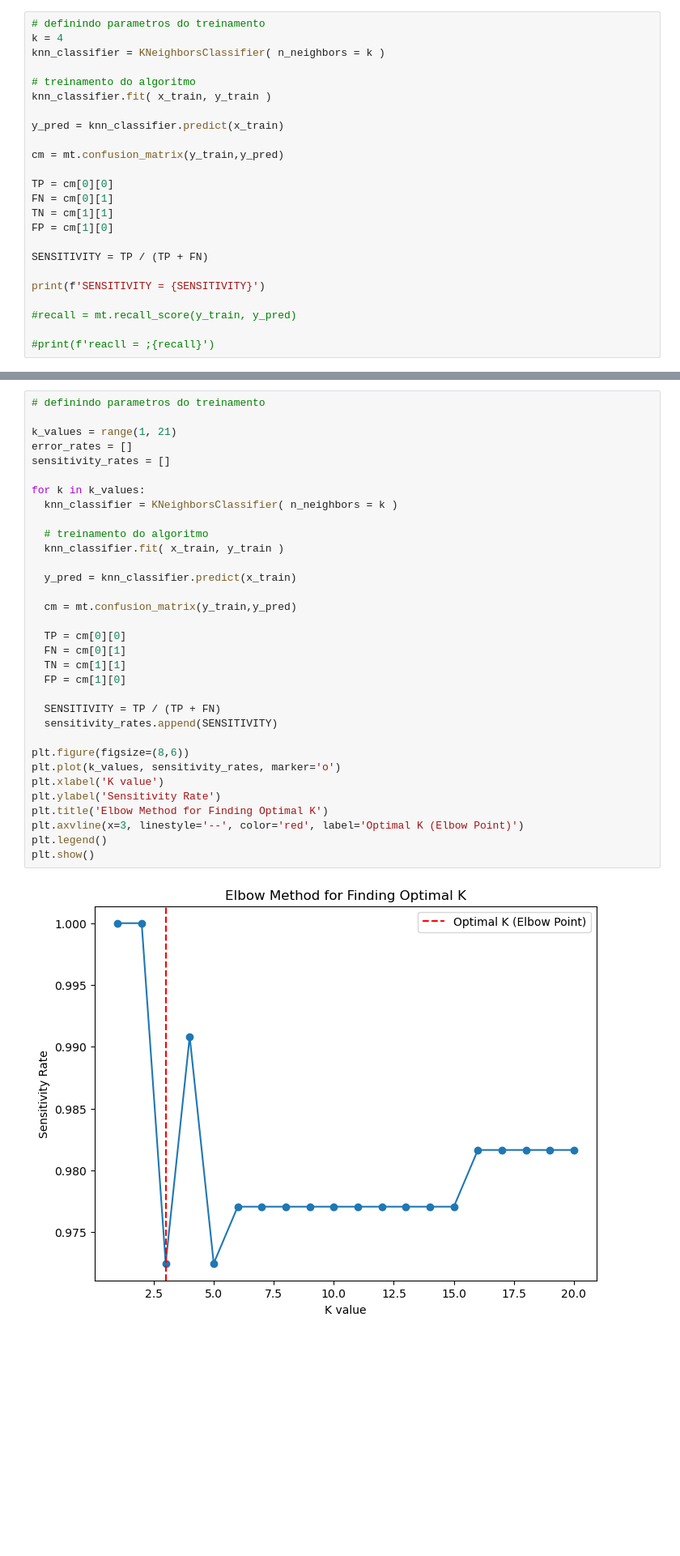
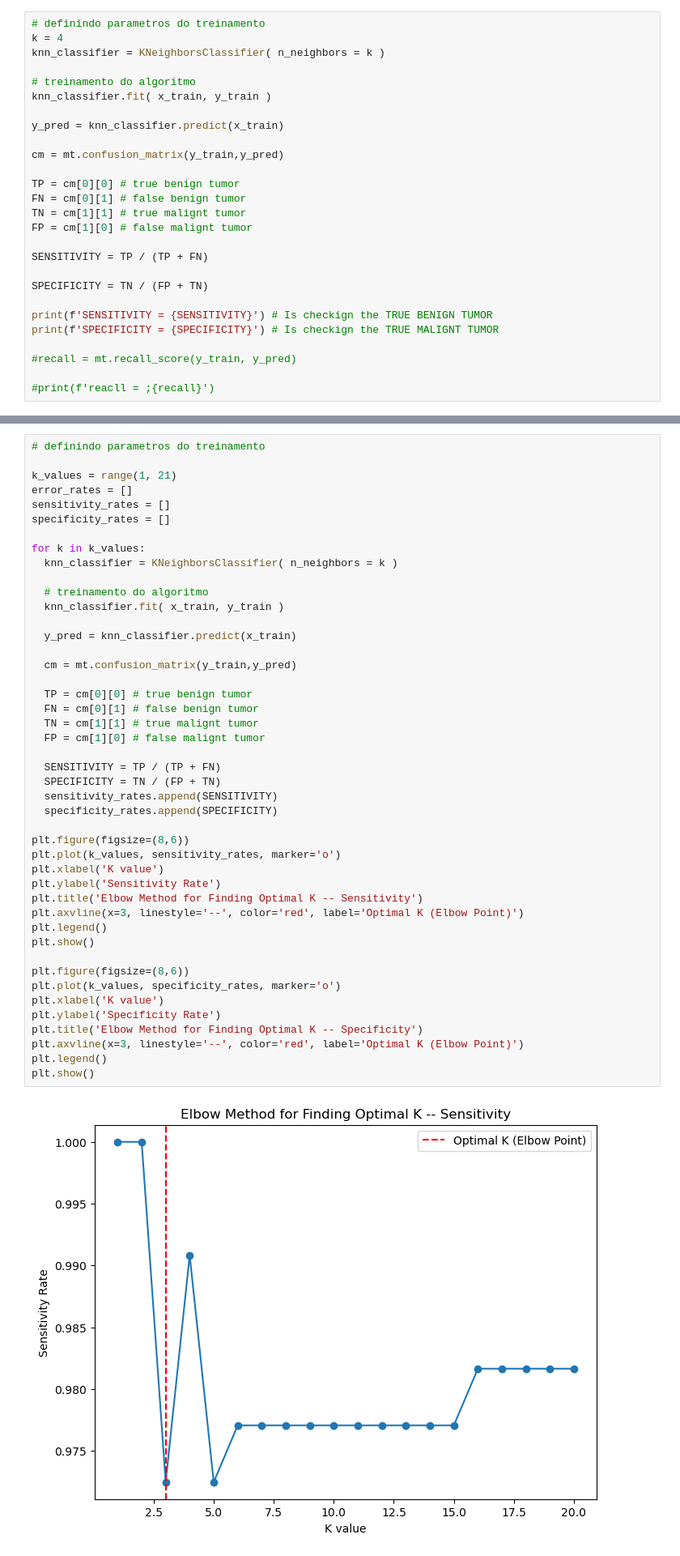
Before and after one commit to Stuepp/Breast-Cancer-Detection-Challange, a Jupyter notebook: Breast-Cancer-Detection.ipynb, the cells around one changed output, grey strips where cells are left out. Shown at 81% size. Saved outputs shown, nothing was run; the diff lists cells and outputs as text; blank space fills up the shorter version.

Commit message:
Added specificity analysis

```diff
--- a/Breast-Cancer-Detection.ipynb
+++ b/Breast-Cancer-Detection.ipynb
@@ -182,14 +188,17 @@ y_pred = knn_classifier.predict(x_train)
 
 cm = mt.confusion_matrix(y_train,y_pred)
 
-TP = cm[0][0]
-FN = cm[0][1]
-TN = cm[1][1]
-FP = cm[1][0]
+TP = cm[0][0] # true benign tumor
+FN = cm[0][1] # false benign tumor
+TN = cm[1][1] # true malignt tumor
+FP = cm[1][0] # false malignt tumor
 
 SENSITIVITY = TP / (TP + FN)
 
-print(f'SENSITIVITY = {SENSITIVITY}')
+SPECIFICITY = TN / (FP + TN)
+
+print(f'SENSITIVITY = {SENSITIVITY}') # Is checkign the TRUE BENIGN TUMOR
+print(f'SPECIFICITY = {SPECIFICITY}') # Is checkign the TRUE MALIGNT TUMOR
 
 #recall = mt.recall_score(y_train, y_pred)
 
@@ -199,35 +209,47 @@ SENSITIVITY = 0.9908256880733946
 # %%
 # definindo parametros do treinamento
 
 k_values = range(1, 21)
 error_rates = []
 sensitivity_rates = []
+specificity_rates = []
 
 for k in k_values:
   knn_classifier = KNeighborsClassifier( n_neighbors = k )
 
   # treinamento do algoritmo
   knn_classifier.fit( x_train, y_train )
 
   y_pred = knn_classifier.predict(x_train)
 
   cm = mt.confusion_matrix(y_train,y_pred)
 
-  TP = cm[0][0]
-  FN = cm[0][1]
-  TN = cm[1][1]
-  FP = cm[1][0]
+  TP = cm[0][0] # true benign tumor
+  FN = cm[0][1] # false benign tumor
+  TN = cm[1][1] # true malignt tumor
+  FP = cm[1][0] # false malignt tumor
 
   SENSITIVITY = TP / (TP + FN)
+  SPECIFICITY = TN / (FP + TN)
   sensitivity_rates.append(SENSITIVITY)
+  specificity_rates.append(SPECIFICITY)
 
 plt.figure(figsize=(8,6))
 plt.plot(k_values, sensitivity_rates, marker='o')
 plt.xlabel('K value')
 plt.ylabel('Sensitivity Rate')
-plt.title('Elbow Method for Finding Optimal K')
+plt.title('Elbow Method for Finding Optimal K -- Sensitivity')
 plt.axvline(x=3, linestyle='--', color='red', label='Optimal K (Elbow Point)')
 plt.legend()
 plt.show()
+
+plt.figure(figsize=(8,6))
+plt.plot(k_values, specificity_rates, marker='o')
+plt.xlabel('K value')
+plt.ylabel('Specificity Rate')
+plt.title('Elbow Method for Finding Optimal K -- Specificity')
+plt.axvline(x=3, linestyle='--', color='red', label='Optimal K (Elbow Point)')
+plt.legend()
+plt.show()
 # %% [output]
-[figure, old version]
+[figure, new version]
```
Also changed, not shown: parts of 6 cells of this notebook.
